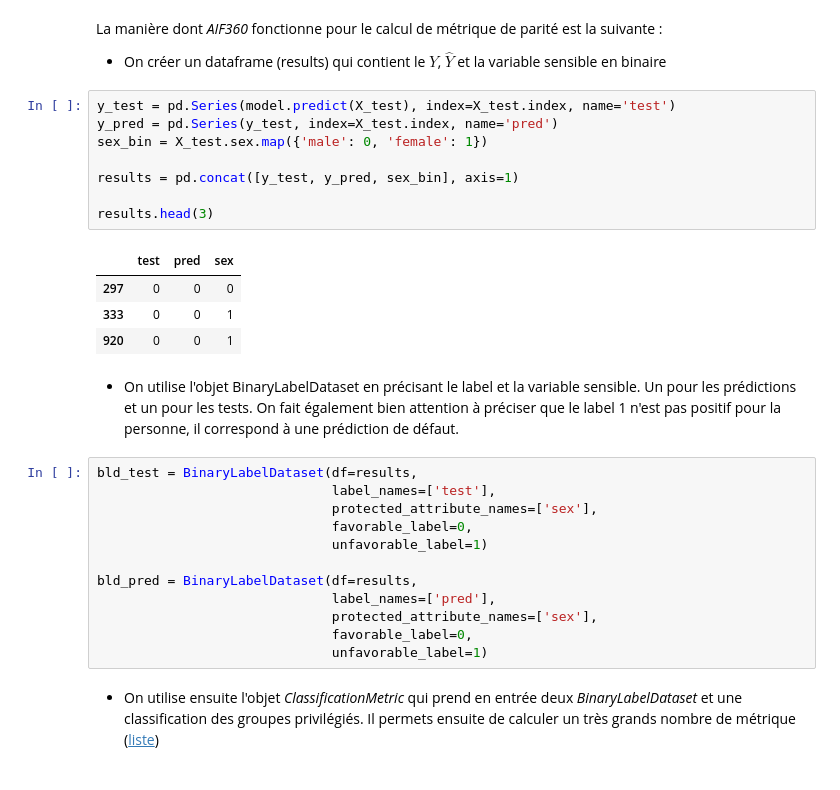
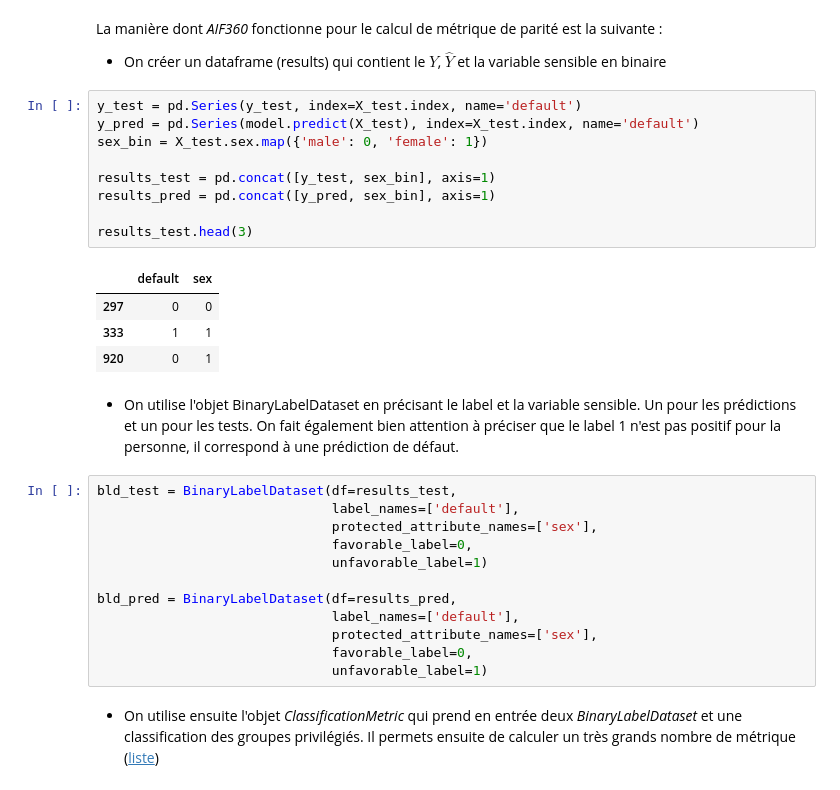
Before and after one commit to PayjPan/Ethique, a Jupyter notebook: fairness.ipynb, the cells around one changed output. Saved outputs shown, nothing was run; the diff lists cells and outputs as text.

Commit message:
Test diff

```diff
--- a/fairness.ipynb
+++ b/fairness.ipynb
@@ -119,29 +119,30 @@ from aif360.metrics import ClassificationMetric
 La manière dont *AIF360* fonctionne pour le calcul de métrique de parité est la suivante :
  - On créer un dataframe (results) qui contient le $Y$, $\hat{Y}$ et la variable sensible en binaire
 # %%
-y_test = pd.Series(model.predict(X_test), index=X_test.index, name='test')
-y_pred = pd.Series(y_test, index=X_test.index, name='pred')
+y_test = pd.Series(y_test, index=X_test.index, name='default')
+y_pred = pd.Series(model.predict(X_test), index=X_test.index, name='default')
 sex_bin = X_test.sex.map({'male': 0, 'female': 1})
 
-results = pd.concat([y_test, y_pred, sex_bin], axis=1)
+results_test = pd.concat([y_test, sex_bin], axis=1)
+results_pred = pd.concat([y_pred, sex_bin], axis=1)
 
-results.head(3)
+results_test.head(3)
 # %% [output]
-|  | test | pred | sex |
-| 297 | 0 | 0 | 0 |
-| 333 | 0 | 0 | 1 |
-| 920 | 0 | 0 | 1 |
+|  | default | sex |
+| 297 | 0 | 0 |
+| 333 | 1 | 1 |
+| 920 | 0 | 1 |
 # %% [markdown]
  - On utilise l'objet BinaryLabelDataset en précisant le label et la variable sensible. Un pour les prédictions et un pour les tests. On fait également bien attention à préciser que le label 1 n'est pas positif pour la personne, il correspond à une prédiction de défaut.
 # %%
-bld_test = BinaryLabelDataset(df=results,
-                              label_names=['test'],
+bld_test = BinaryLabelDataset(df=results_test,
+                              label_names=['default'],
                               protected_attribute_names=['sex'],
                               favorable_label=0,
                               unfavorable_label=1)
 
-bld_pred = BinaryLabelDataset(df=results,
-                              label_names=['pred'],
+bld_pred = BinaryLabelDataset(df=results_pred,
+                              label_names=['default'],
                               protected_attribute_names=['sex'],
                               favorable_label=0,
                               unfavorable_label=1)
```
Also changed, not shown: parts of 2 cells of this notebook, 1 other file.
